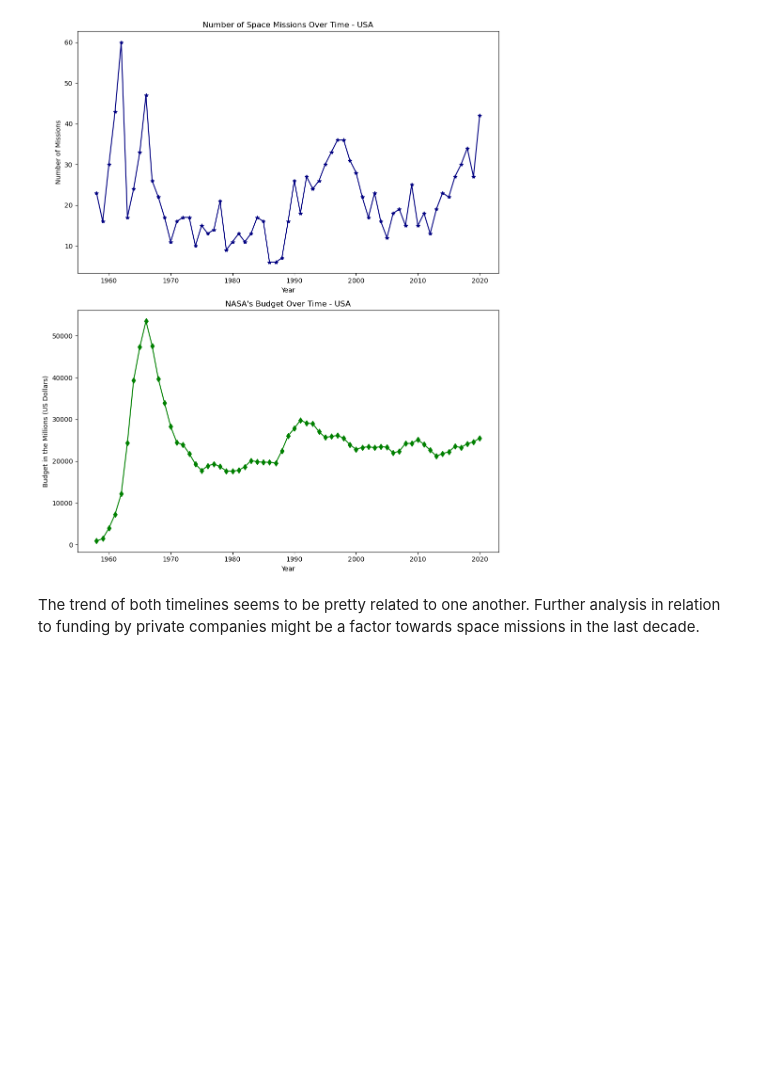
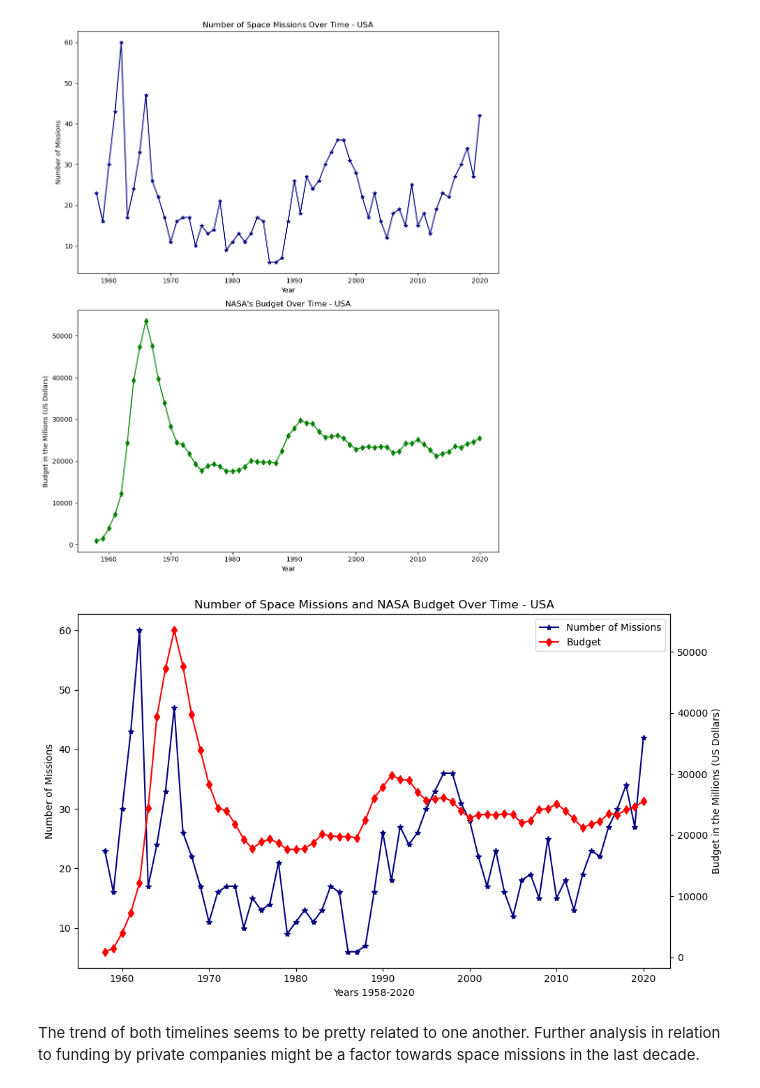
Before and after one commit to maparisio/Space_Mission_Project, a Jupyter notebook: Missions_Over_Time.ipynb, the cells around one changed output. Drawn from its saved outputs; the diff is of its cells as text; code cells hidden in the pictures; blank space fills up the shorter version.

```diff
--- a/Missions_Over_Time.ipynb
+++ b/Missions_Over_Time.ipynb
@@ -547,6 +547,44 @@ plt.savefig("output_data/Ttl_SP_vs_Budget1.png")
 plt.show()
 # %% [output]
 [figure]
+# %%
+#Creating a dual axis plot to better display the line charts to see their trend
+
+# Create a figure and axis object
+fig, ax1 = plt.subplots(figsize=(10, 6))
+
+# Define colors and labels for each variable
+colors = {'Number of Missions': 'navy', 'Budget': 'red'}
+labels = {'Number of Missions': 'Number of Missions', 'Budget': 'Budget'}
+
+# Plot Number of Missions
+ax1.plot(new_missions_df.index, new_missions_df['Number of Missions'], marker='*', color=colors['Number of Missions'], label=labels['Number of Missions'])
+ax1.set_xlabel('Years 1958-2020')
+ax1.set_ylabel('Number of Missions')
+ax1.set_title('Number of Space Missions and NASA Budget Over Time - USA')
+
+# Create a secondary y-axis
+ax2 = ax1.twinx()
+
+# Plot Budget
+ax2.plot(new_missions_df.index, new_missions_df['Budget'], marker='d', color=colors['Budget'], label=labels['Budget'])
+ax2.set_ylabel('Budget in the Millions (US Dollars)')
+
+# Combine legends
+lines, labels = ax1.get_legend_handles_labels()
+lines2, labels2 = ax2.get_legend_handles_labels()
+ax2.legend(lines + lines2, labels + labels2, loc='best')
+
+# Adjust layout
+plt.tight_layout()
+
+# Save the figure
+plt.savefig("output_data/Ttl_SP_vs_Budget2.png")
+
+# Show plot
+plt.show()
+# %% [output]
+[figure, added]
 # %% [markdown]
 The trend of both timelines seems to be pretty related to one another.
 Further analysis in relation to funding by private companies might be a factor towards space missions in the last decade.
```
Also changed, not shown: parts of 1 cell of this notebook.
